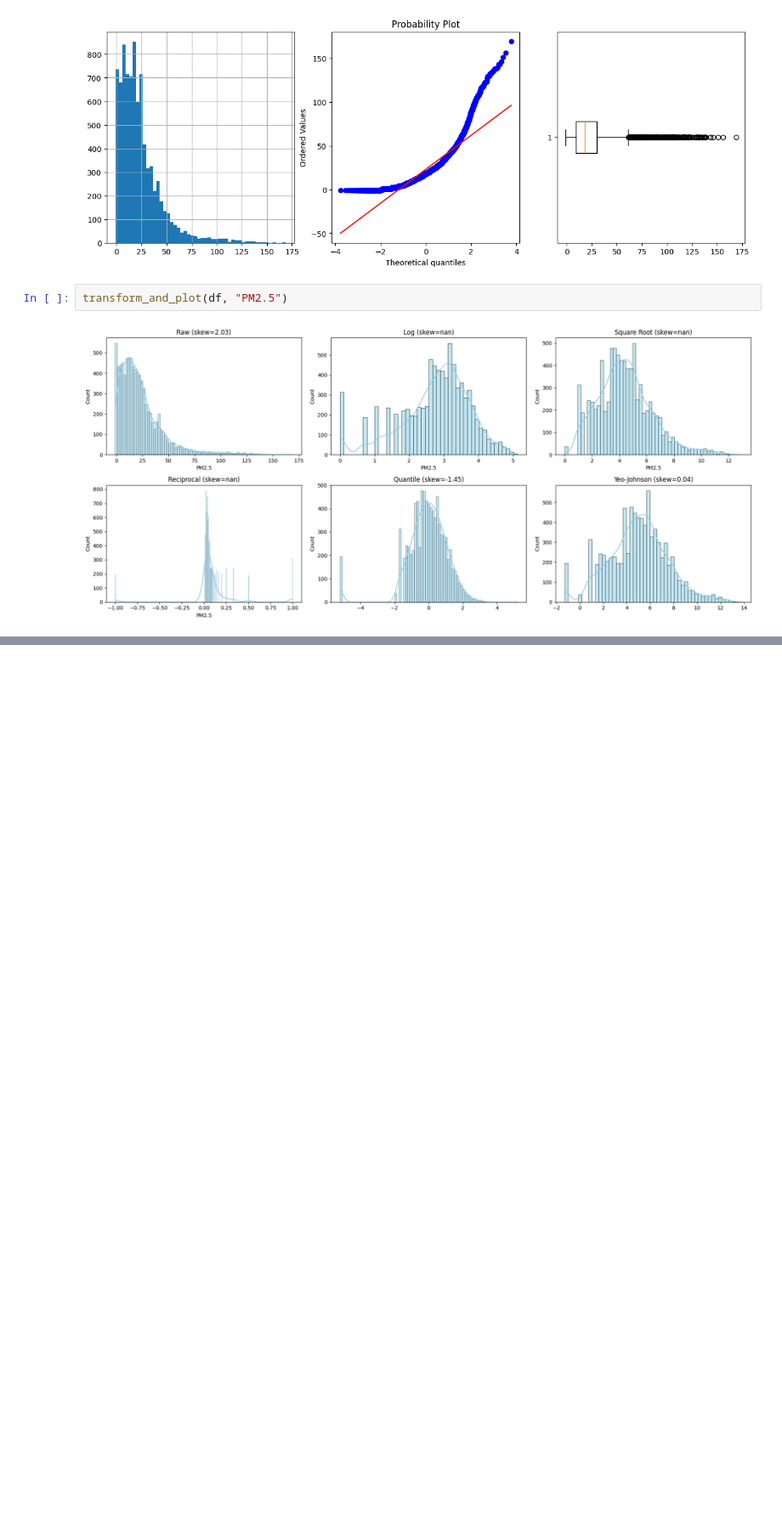
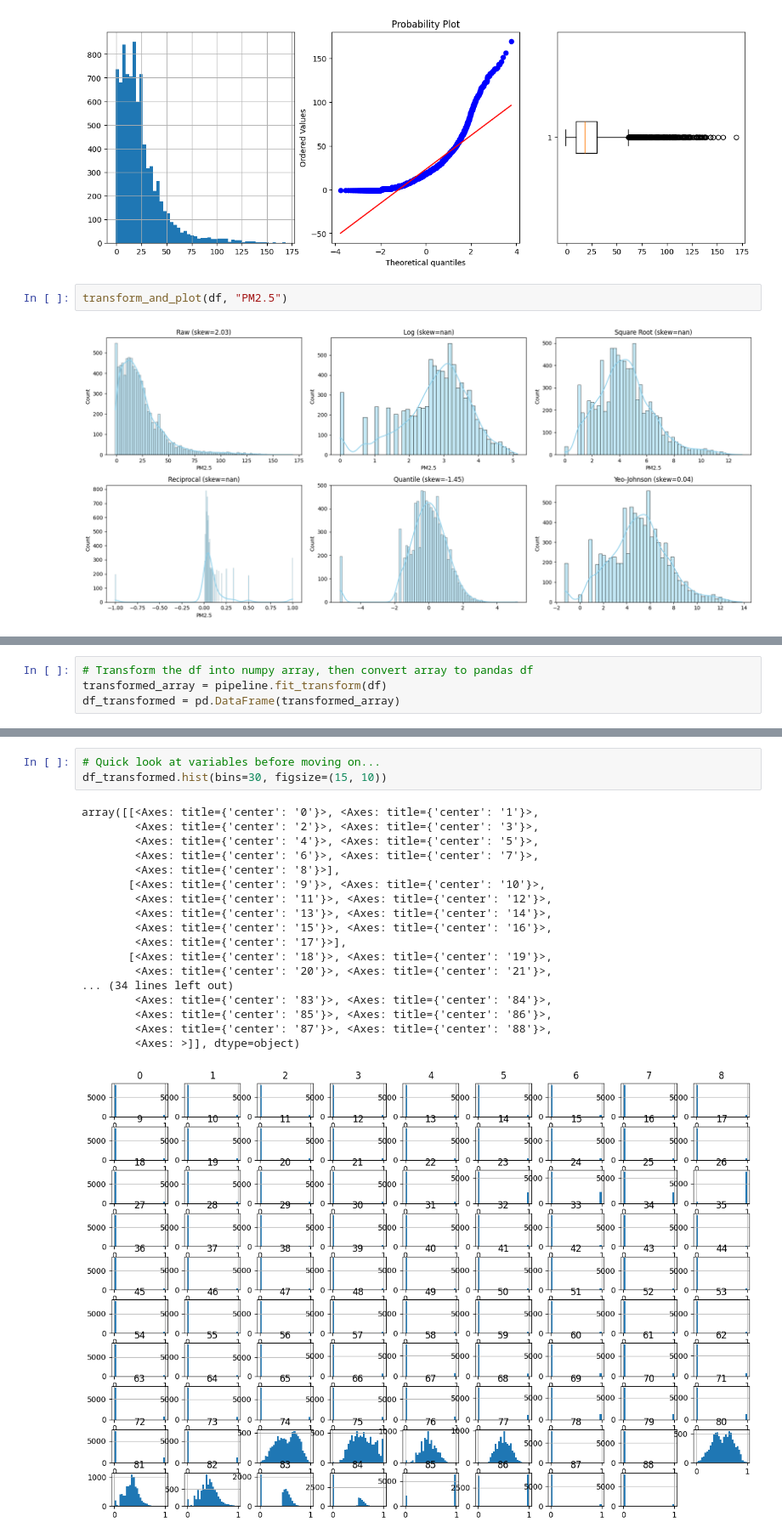
Before and after one commit to ditp01/bicycles-seoul, a Jupyter notebook: notebooks/2.2-ditp-preprocessing-pipeline.ipynb, the cells around one changed output, grey strips where cells are left out. Shown at 85% size. Cells and saved outputs as stored; diff of their text form; blank space fills up the shorter version.

Commit message:
Created joblib preprocessing pipeline, produced dataset for model training, and re-organised the bicycles_seoul module folders

```diff
--- a/notebooks/2.2-ditp-preprocessing-pipeline.ipynb
+++ b/notebooks/2.2-ditp-preprocessing-pipeline.ipynb
@@ -369,0 +469,4 @@ transform_and_plot(df, "PM2.5")
+# %%
+# Transform the df into numpy array, then convert array to pandas df
+transformed_array = pipeline.fit_transform(df)
+df_transformed = pd.DataFrame(transformed_array)
@@ -369,0 +483,22 @@ transform_and_plot(df, "PM2.5")
+# %%
+# Quick look at variables before moving on...
+df_transformed.hist(bins=30, figsize=(15, 10))
+# %% [output]
+array([[<Axes: title={'center': '0'}>, <Axes: title={'center': '1'}>,
+        <Axes: title={'center': '2'}>, <Axes: title={'center': '3'}>,
+        <Axes: title={'center': '4'}>, <Axes: title={'center': '5'}>,
+        <Axes: title={'center': '6'}>, <Axes: title={'center': '7'}>,
+        <Axes: title={'center': '8'}>],
+       [<Axes: title={'center': '9'}>, <Axes: title={'center': '10'}>,
+        <Axes: title={'center': '11'}>, <Axes: title={'center': '12'}>,
+        <Axes: title={'center': '13'}>, <Axes: title={'center': '14'}>,
+        <Axes: title={'center': '15'}>, <Axes: title={'center': '16'}>,
+        <Axes: title={'center': '17'}>],
+       [<Axes: title={'center': '18'}>, <Axes: title={'center': '19'}>,
+        <Axes: title={'center': '20'}>, <Axes: title={'center': '21'}>,
+... (34 lines left out)
+        <Axes: title={'center': '83'}>, <Axes: title={'center': '84'}>,
+        <Axes: title={'center': '85'}>, <Axes: title={'center': '86'}>,
+        <Axes: title={'center': '87'}>, <Axes: title={'center': '88'}>,
+        <Axes: >]], dtype=object)
+[figure, added]
```
Also changed, not shown: parts of 16 cells of this notebook, 9 other files.
